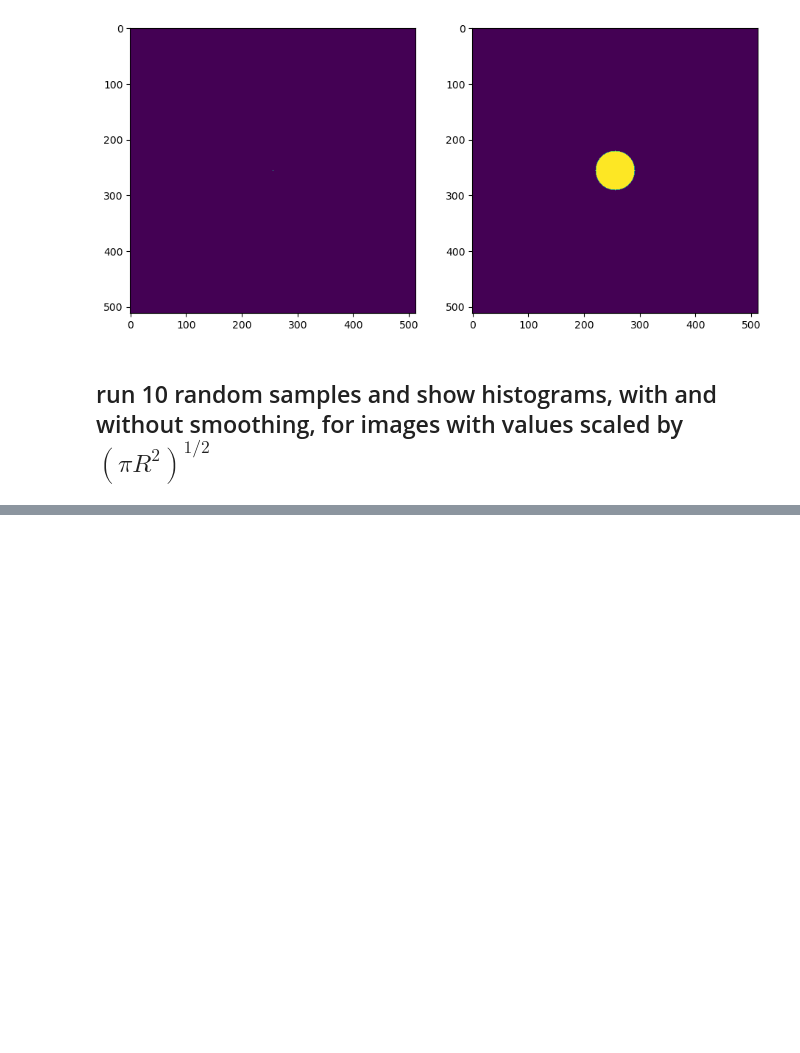
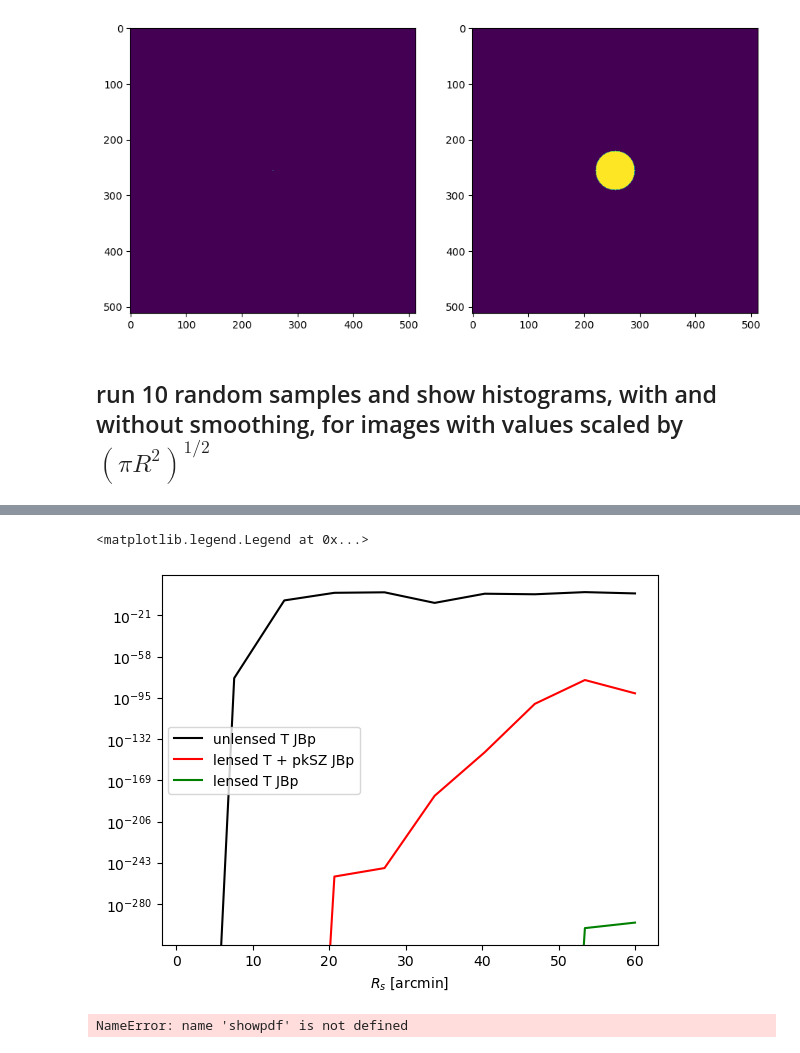
Before and after one commit to marcelo-alvarez/realspk, a Jupyter notebook: real.ipynb, the cells around one changed output, grey strips where cells are left out. Drawn from its saved outputs; the diff is of its cells as text; code cells hidden in the pictures; blank space fills up the shorter version.

```diff
--- a/real.ipynb
+++ b/real.ipynb
@@ -90,0 +237,22 @@ allsamples(4096)
+# %%
+tl_statsa = np.asarray(tl_statsa)
+tpl_statsa = np.asarray(tpl_statsa)
+tul_statsa = np.asarray(tul_statsa)
+tpul_statsa = np.asarray(tpul_statsa)
+pksz_statsa = np.asarray(pksz_statsa)
+plt.plot(Rsmooth_arcmina,tpul_statsa[:,2],c='k',label = 'unlensed T JBp')
+plt.plot(Rsmooth_arcmina,tl_statsa[:,2],  c='r',label = 'lensed T + pkSZ JBp')
+plt.plot(Rsmooth_arcmina,tpl_statsa[:,2], c='g',label = 'lensed T JBp')
+#plt.plot(Rsmooth_arcmina,tul_statsa[:,2] c='b',label = 'unlensed T + pkSZ JB')
+plt.gca().set_yscale('log')
+#plt.plot(Rsmooth_arcmina,pksz_statsa[:,4],label='pkSZ JB')
+plt.gca().set_xlabel(r'$R_s$ [arcmin]')
+plt.legend()
+# %% [output]
+<matplotlib.legend.Legend at 0x...>
+[figure, added]
+# %%
+showpdf(tul,Rs_pix,2,0)
+p=plt.gca().set_title(r'unlensed primary + pkSZ   $R_s = $'+str(int(pixang*60))+' arcmin')
+# %% [output]
+NameError: name 'showpdf' is not defined
```
Also changed, not shown: parts of 14 cells of this notebook.
